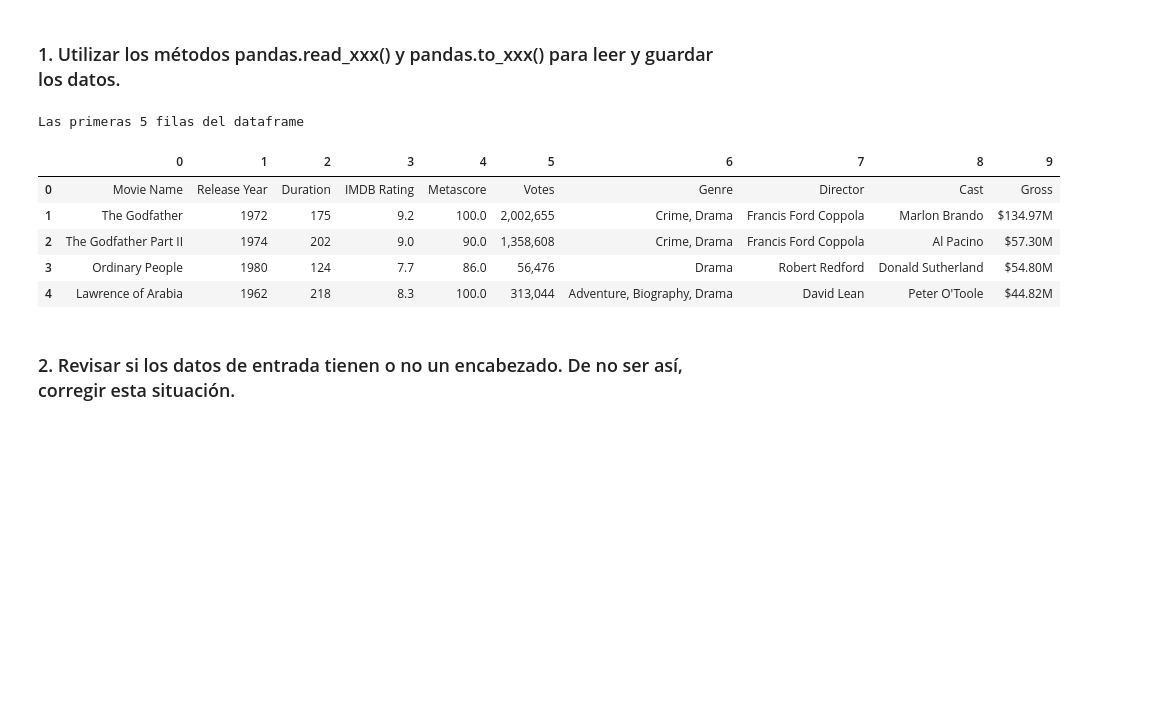
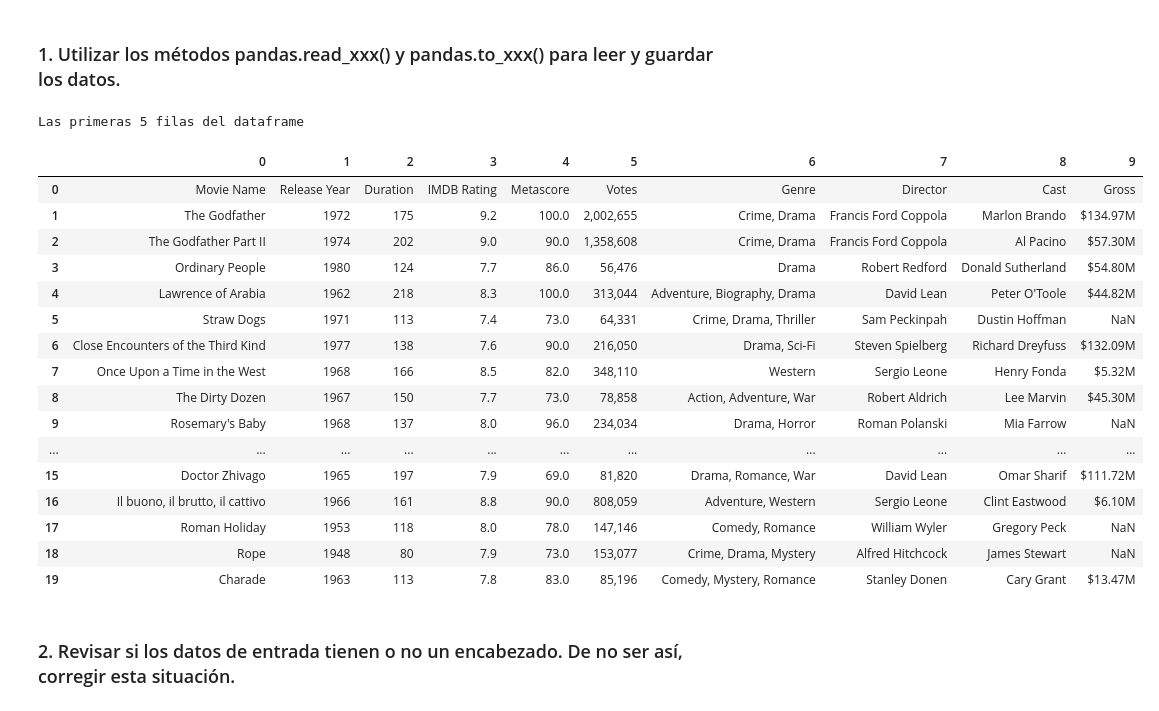
Before and after one commit to DiegoAraneda98/TCPD-Tarea-2, a Jupyter notebook: tarea2.ipynb, the cells around one changed output. Cells and saved outputs as stored; diff of their text form; code cells hidden in the pictures; blank space fills up the shorter version.

```diff
--- a/tarea2.ipynb
+++ b/tarea2.ipynb
@@ -34,16 +34,27 @@ df = pd.read_csv(ubicacion, header=None)
 # %%
 # Muestra las primeras 10 filas usando el método dataframe.head()
 
 print("Las primeras 5 filas del dataframe")
-df.head()
+df.head(20)
 # %% [output]
 Las primeras 5 filas del dataframe
 |  | 0 | 1 | 2 | 3 | 4 | 5 | 6 | 7 | 8 | 9 |
 | 0 | Movie Name | Release Year | Duration | IMDB Rating | Metascore | Votes | Genre | Director | Cast | Gross |
 | 1 | The Godfather | 1972 | 175 | 9.2 | 100.0 | 2,002,655 | Crime, Drama | Francis Ford Coppola | Marlon Brando | $134.97M |
 | 2 | The Godfather Part II | 1974 | 202 | 9.0 | 90.0 | 1,358,608 | Crime, Drama | Francis Ford Coppola | Al Pacino | $57.30M |
 | 3 | Ordinary People | 1980 | 124 | 7.7 | 86.0 | 56,476 | Drama | Robert Redford | Donald Sutherland | $54.80M |
 | 4 | Lawrence of Arabia | 1962 | 218 | 8.3 | 100.0 | 313,044 | Adventure, Biography, Drama | David Lean | Peter O'Toole | $44.82M |
+| 5 | Straw Dogs | 1971 | 113 | 7.4 | 73.0 | 64,331 | Crime, Drama, Thriller | Sam Peckinpah | Dustin Hoffman | NaN |
+| 6 | Close Encounters of the Third Kind | 1977 | 138 | 7.6 | 90.0 | 216,050 | Drama, Sci-Fi | Steven Spielberg | Richard Dreyfuss | $132.09M |
+| 7 | Once Upon a Time in the West | 1968 | 166 | 8.5 | 82.0 | 348,110 | Western | Sergio Leone | Henry Fonda | $5.32M |
+| 8 | The Dirty Dozen | 1967 | 150 | 7.7 | 73.0 | 78,858 | Action, Adventure, War | Robert Aldrich | Lee Marvin | $45.30M |
+| 9 | Rosemary's Baby | 1968 | 137 | 8.0 | 96.0 | 234,034 | Drama, Horror | Roman Polanski | Mia Farrow | NaN |
+| ... | ... | ... | ... | ... | ... | ... | ... | ... | ... | ... |
+| 15 | Doctor Zhivago | 1965 | 197 | 7.9 | 69.0 | 81,820 | Drama, Romance, War | David Lean | Omar Sharif | $111.72M |
+| 16 | Il buono, il brutto, il cattivo | 1966 | 161 | 8.8 | 90.0 | 808,059 | Adventure, Western | Sergio Leone | Clint Eastwood | $6.10M |
+| 17 | Roman Holiday | 1953 | 118 | 8.0 | 78.0 | 147,146 | Comedy, Romance | William Wyler | Gregory Peck | NaN |
+| 18 | Rope | 1948 | 80 | 7.9 | 73.0 | 153,077 | Crime, Drama, Mystery | Alfred Hitchcock | James Stewart | NaN |
+| 19 | Charade | 1963 | 113 | 7.8 | 83.0 | 85,196 | Comedy, Mystery, Romance | Stanley Donen | Cary Grant | $13.47M |
 # %% [markdown]
 ### 2. Revisar si los datos de entrada tienen o no un encabezado. De no ser así, corregir esta situación.
 # %%
```
Also changed, not shown: parts of 8 cells of this notebook.
